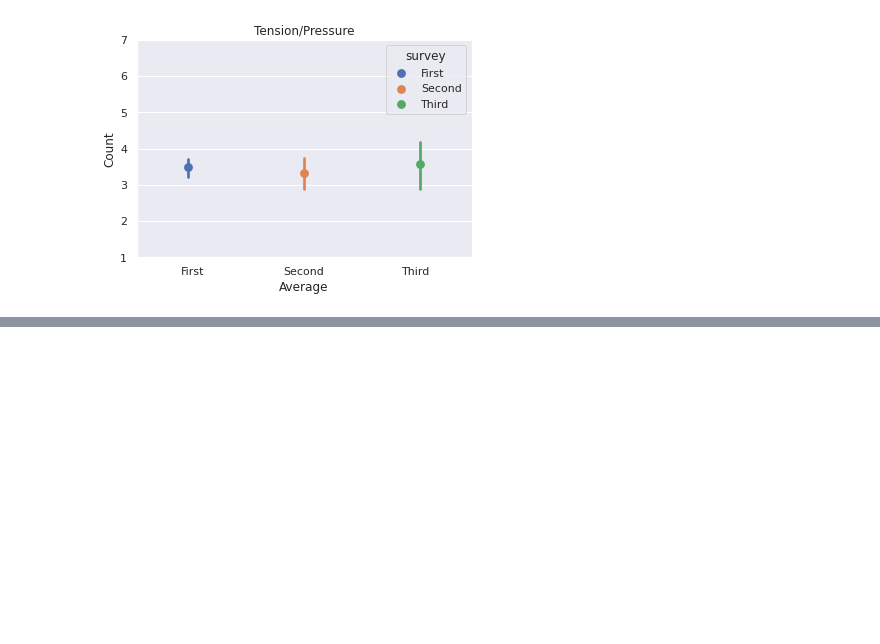
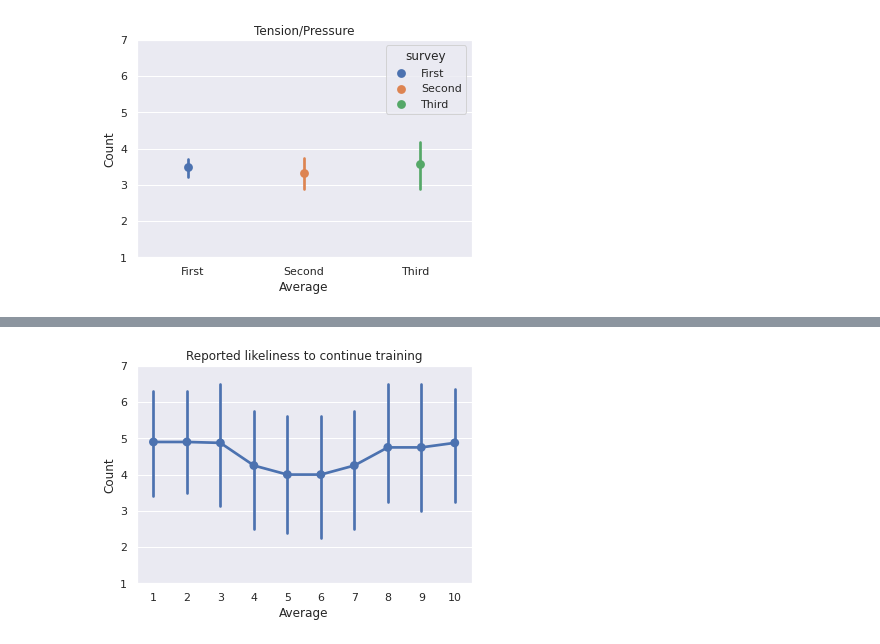
Before and after one commit to hermana/hci-experiment-analysis, a Jupyter notebook: no_guide_analysis.ipynb, the cells around one changed output, grey strips where cells are left out. Saved outputs shown, nothing was run; the diff lists cells and outputs as text; code cells hidden in the pictures; blank space fills up the shorter version.

Commit message:
some trial data

```diff
--- a/no_guide_analysis.ipynb
+++ b/no_guide_analysis.ipynb
@@ -339,0 +355,12 @@ for imi_category in IMI_GUIDE.keys():
+# %%
+engagement = TRIAL_DATA[TRIAL_DATA['engagement']>0]
+engagement = engagement.sort_values(['participantID', 'timeSubmitted'])
+engagement['trial_order'] = engagement.groupby('participantID').cumcount() + 1
+
+# graph the mean engagement per trial order
+plt.figure()
+sns.pointplot(data=engagement , x='trial_order', y=f'engagement', dodge=True, errorbar=('ci', 95)).set(title="Reported likeliness to continue training", xlabel="Average", ylabel="Count")
+plt.ylim(1, 7)
+plt.savefig(f"./plots/trial_data/engagement.png")
+# %% [output]
+[figure, added]
```
Also changed, not shown: parts of 7 cells of this notebook, 2 other files.
